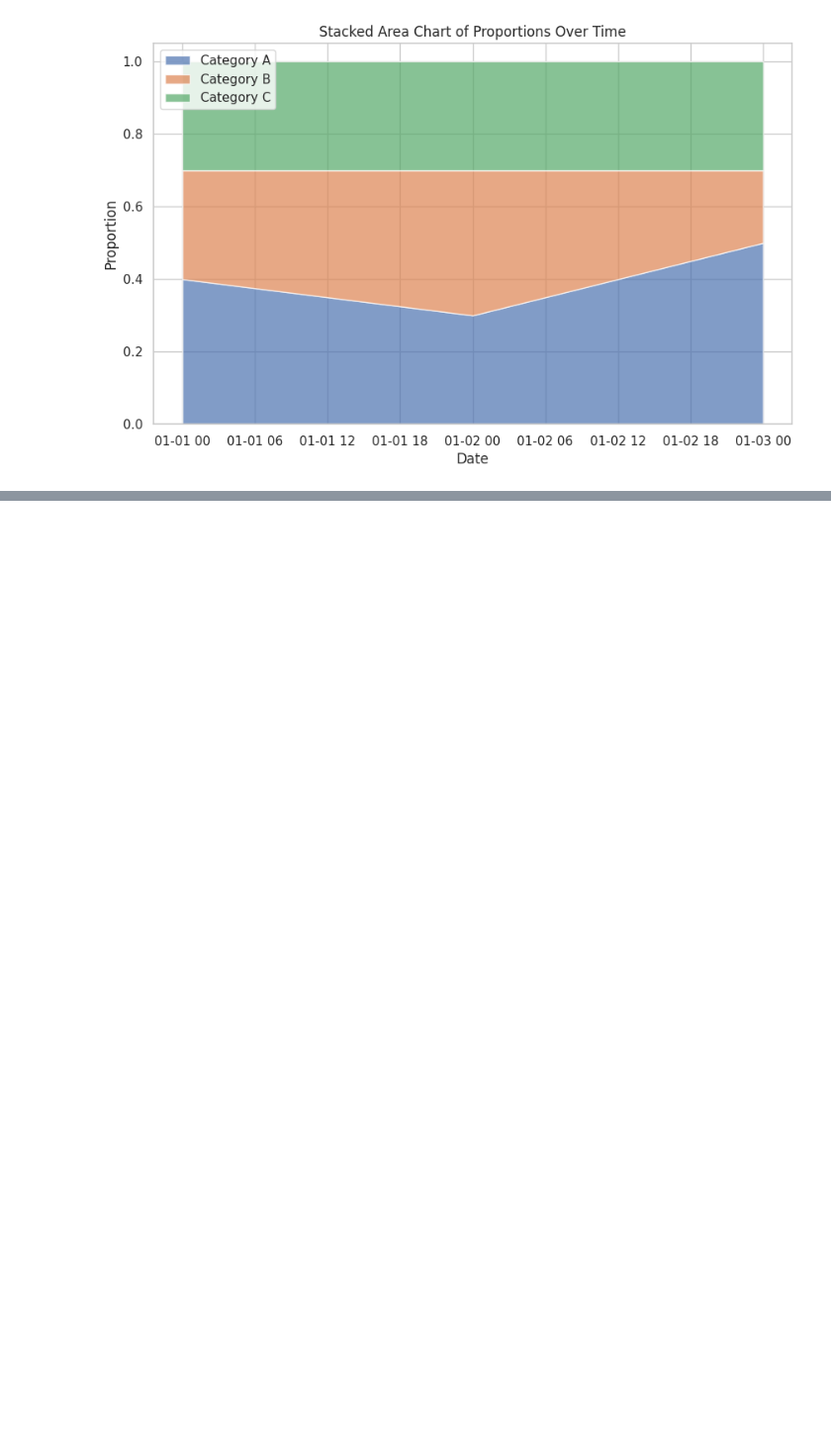
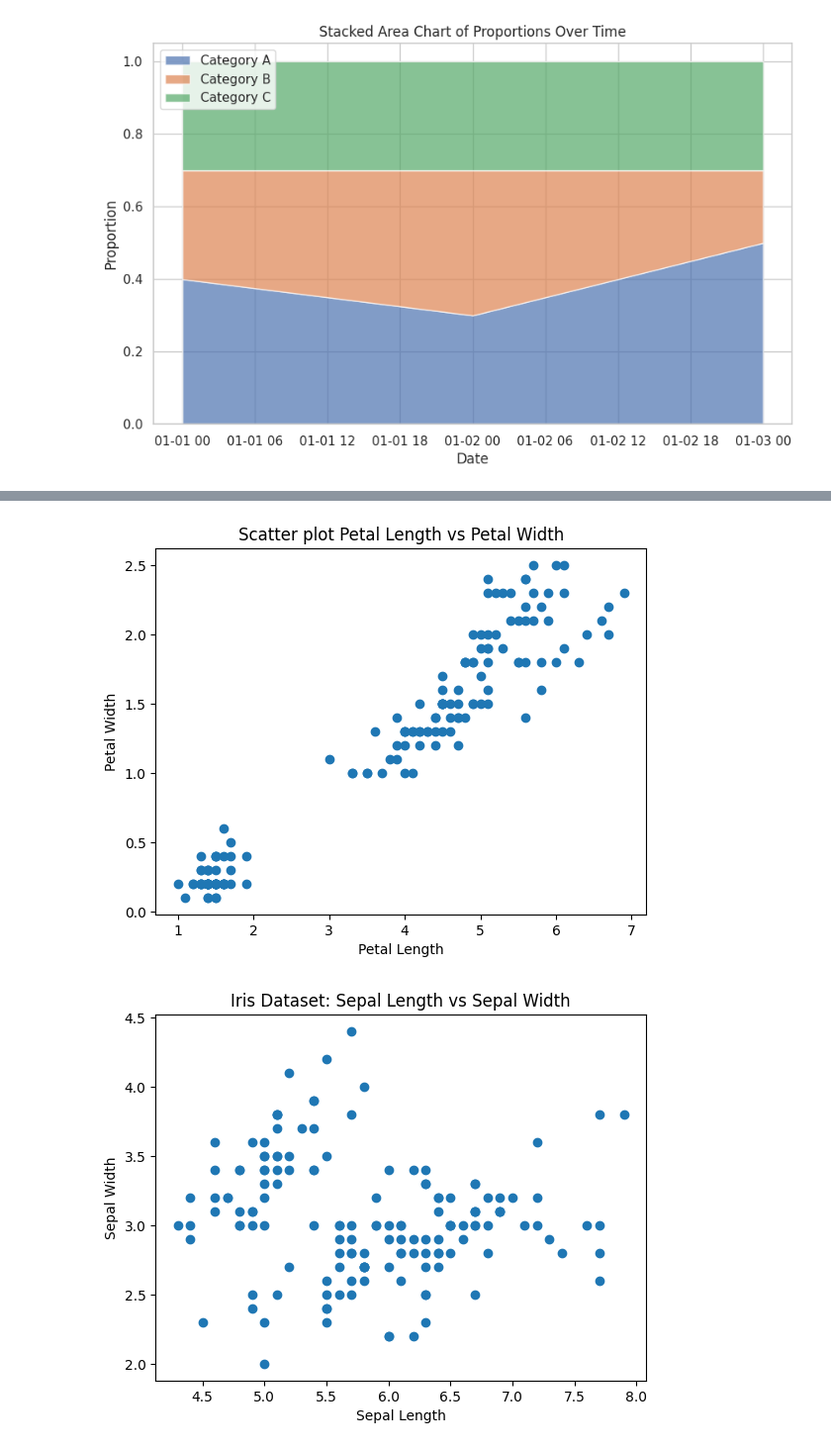
Before and after one commit to aravindmali/aravindmali, a Jupyter notebook: aravind.ipynb, the cells around one changed output, grey strips where cells are left out. Shown at 99% size. Drawn from its saved outputs; the diff is of its cells as text; code cells hidden in the pictures; blank space fills up the shorter version.

```diff
--- a/aravind.ipynb
+++ b/aravind.ipynb
@@ -1550,0 +1638,28 @@ plt.show()
+# %%
+import matplotlib.pyplot as plt
+import seaborn as sns
+iris = sns.load_dataset('iris')
+x = iris['petal_length']
+y = iris['petal_width']
+plt.scatter(x, y)
+plt.title("Scatter plot Petal Length vs Petal Width")
+plt.xlabel("Petal Length")
+plt.ylabel("Petal Width")
+plt.show()
+fig, ax = plt.subplots()
+ax.scatter(iris['sepal_length'], iris['sepal_width'])
+ax.set_title('Iris Dataset: Sepal Length vs Sepal Width')
+ax.set_xlabel('Sepal Length')
+ax.set_ylabel('Sepal Width')
+plt.show()
+colors = {'setosa': 'r', 'versicolor': 'g', 'virginica': 'b'}
+species_colors = iris['species'].map(colors)
+fig, ax = plt.subplots()
+ax.scatter(iris['sepal_length'], iris['sepal_width'], c=species_colors)
+ax.set_title("Iris Dataset with Species Color Coding")
+ax.set_xlabel('Sepal Length')
+ax.set_ylabel('Sepal Width')
+plt.show()
+# %% [output]
+[figure, added]
+[figure, added]
```
Also changed, not shown: parts of 75 cells of this notebook.
